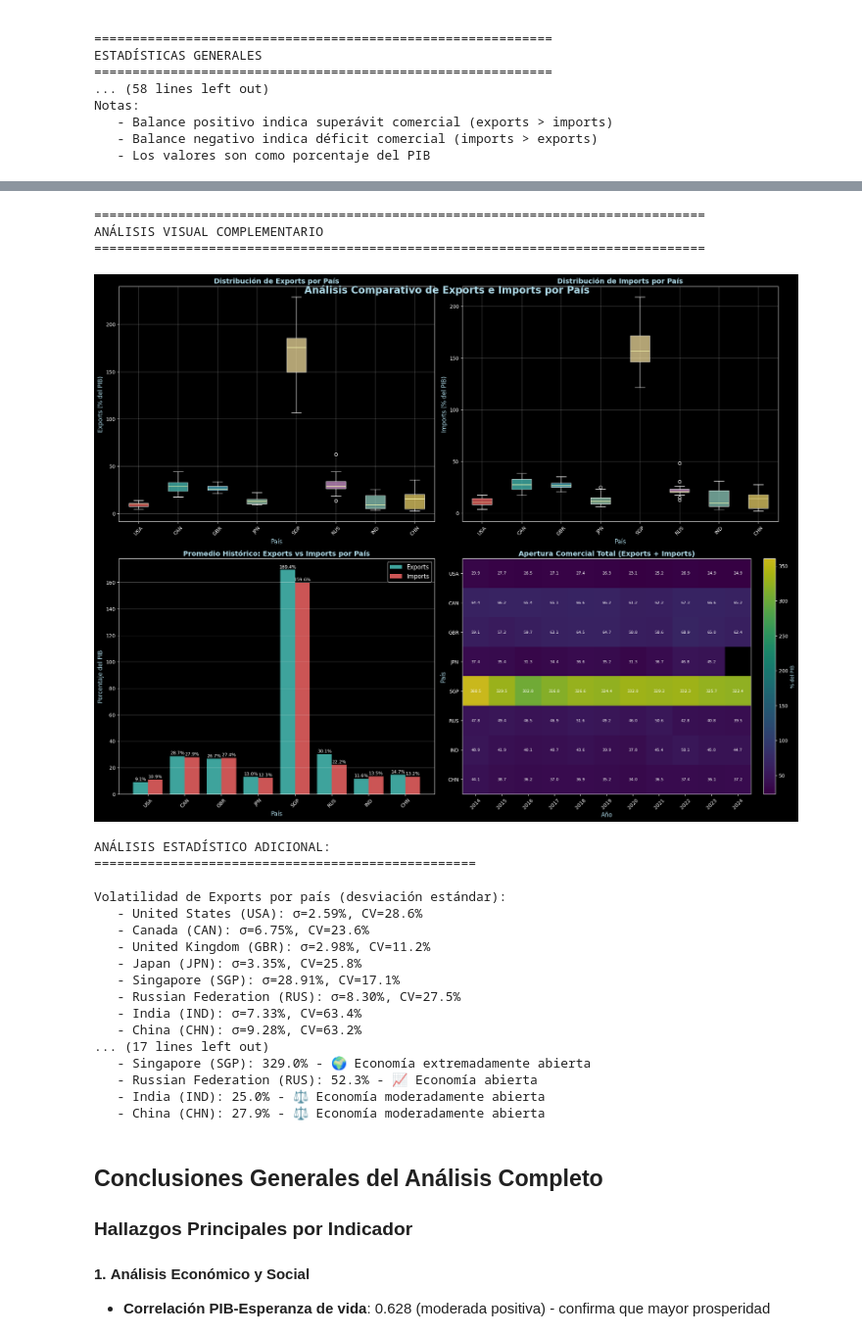
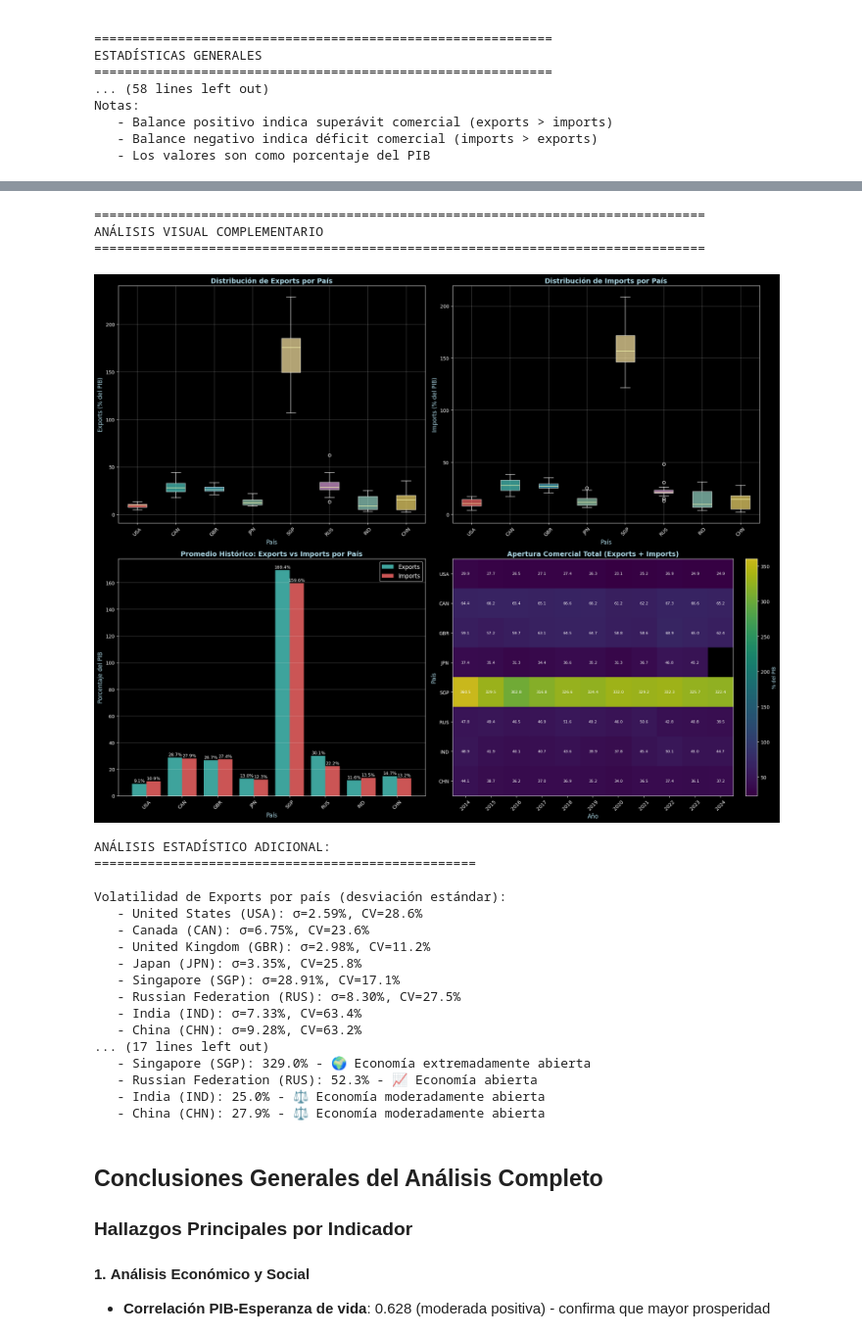
Before and after one commit to LuisBDev/data-analytics-labs, a Jupyter notebook: lab01-wdi/01DescriptiveAnalysis.ipynb, the cells around one changed output, grey strips where cells are left out. Shown at 98% size. Saved outputs shown, nothing was run; the diff lists cells and outputs as text; code cells hidden in the pictures.

```diff
--- a/lab01-wdi/01DescriptiveAnalysis.ipynb
+++ b/lab01-wdi/01DescriptiveAnalysis.ipynb
@@ -1995,8 +1995,7 @@ print("="*80)
 
 # 2. GRÁFICOS DE DISTRIBUCIÓN Y COMPARACIÓN
 fig, axes = plt.subplots(2, 2, figsize=(20, 16))
-fig.suptitle('Análisis Comparativo de Exports e Imports por País',
-             fontsize=20, color='lightblue', weight='bold', y=0.95)
+#fig.suptitle('Análisis Comparativo de Exports e Imports por País', fontsize=20, color='lightblue', weight='bold', y=0.95)
 
 # Subplot 1: Box plots comparativos por país
 ax1 = axes[0, 0]
@@ -2167,34 +2166,34 @@ for country_code in target_countries:
         # Tendencia de exports
         if not country_data['Exports'].empty:
             exports_trend = np.polyfit(country_data['Year'], country_data['Exports'], 1)[0]
             trend_direction = "⬆️" if exports_trend > 0.05 else "⬇️" if exports_trend < -0.05 else "➡️"
             print(f"   - {country_name} Exports: {exports_trend:+.3f}% anual {trend_direction}")
 
 print(f"\nCATEGORIZACIÓN DE PAÍSES POR APERTURA COMERCIAL:")
 print("="*60)
 
 # Categorizar países por su nivel de apertura comercial promedio
 for _, row in country_stats_df.iterrows():
     if pd.notna(row['Exports_mean']) and pd.notna(row['Imports_mean']):
         total_trade = row['Exports_mean'] + row['Imports_mean']
 
         if total_trade >= 100:
             categoria = "🌍 Economía extremadamente abierta"
         elif total_trade >= 60:
             categoria = "🔓 Economía muy abierta"
         elif total_trade >= 40:
             categoria = "📈 Economía abierta"
         elif total_trade >= 25:
             categoria = "⚖️ Economía moderadamente abierta"
         else:
             categoria = "🔒 Economía relativamente cerrada"
 
         print(f"   - {row['Country']} ({row['Code']}): {total_trade:.1f}% - {categoria}")
 # %% [output]
 ================================================================================
 ANÁLISIS VISUAL COMPLEMENTARIO
 ================================================================================
-[figure, old version]
+[figure, new version]
 ANÁLISIS ESTADÍSTICO ADICIONAL:
 ==================================================
 
```
Also changed, not shown: parts of 1 cell of this notebook, 13 other files.
